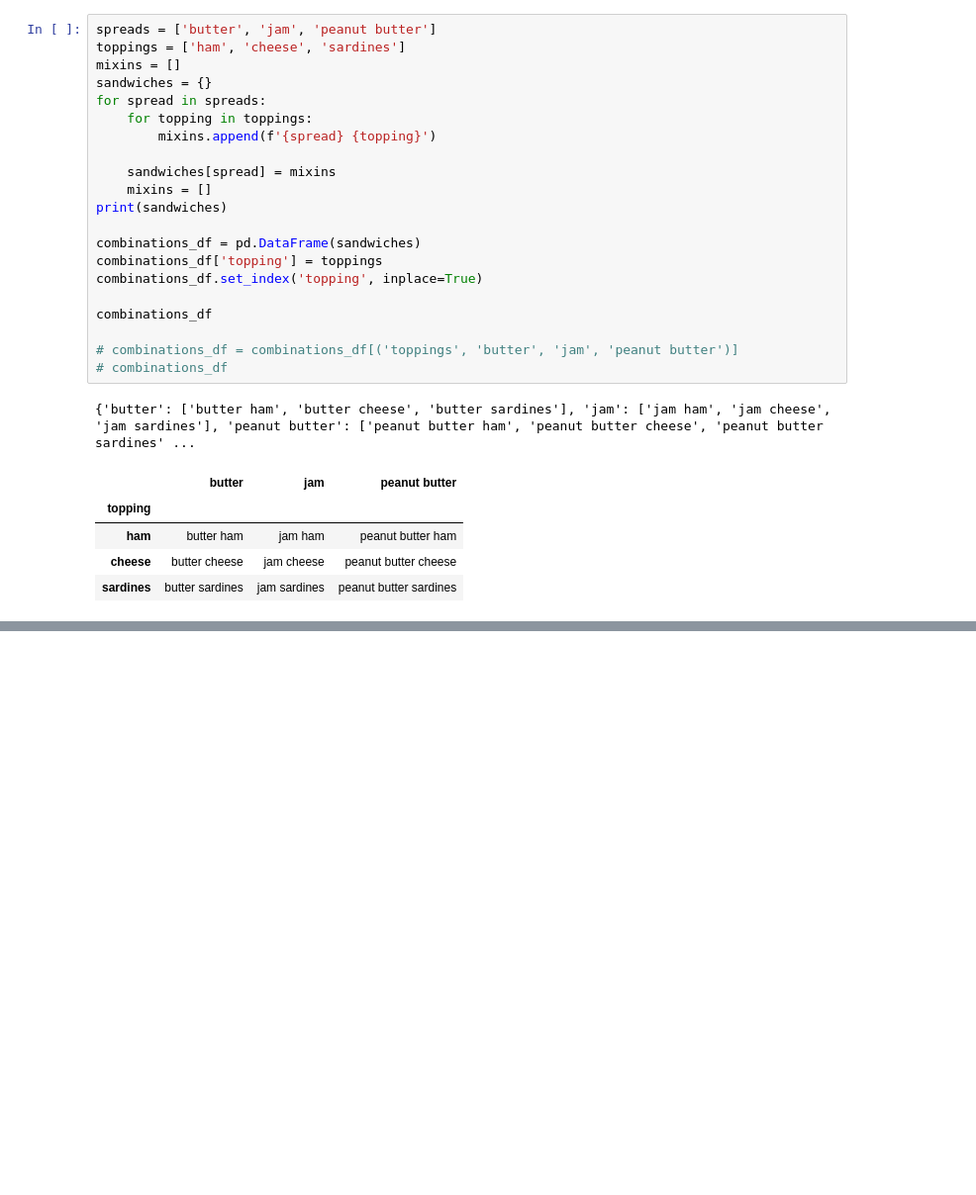
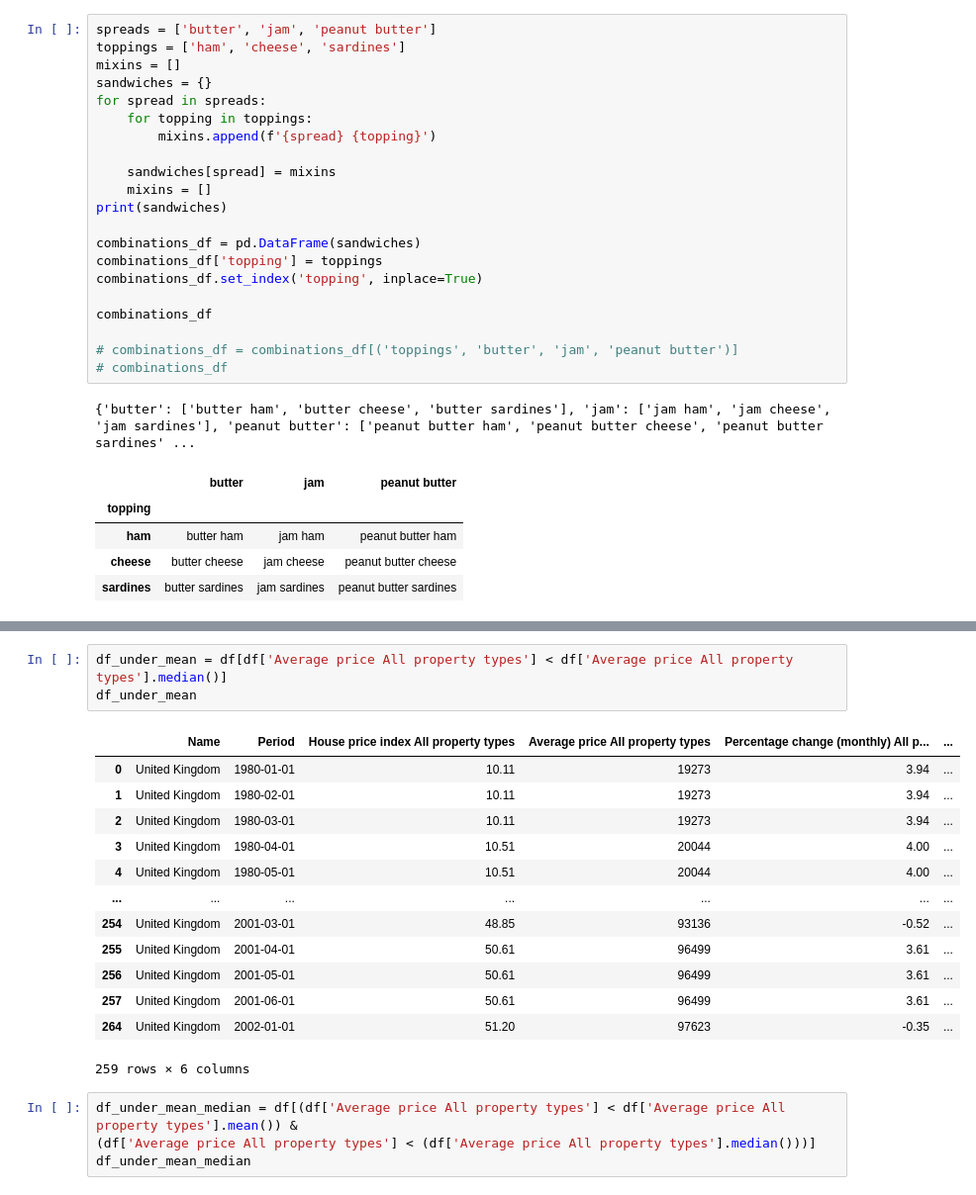
Before and after one commit to data-to-insight/ERN-sessions, a Jupyter notebook: Mike_C/module_2.ipynb, the cells around one changed output, grey strips where cells are left out. Shown: that part at 99% size. Saved outputs shown, nothing was run; the diff lists cells and outputs as text; blank space fills up the shorter version.

```diff
--- a/Mike_C/module_2.ipynb
+++ b/Mike_C/module_2.ipynb
@@ -391,0 +457,21 @@ combinations_df
+# %%
+df_under_mean = df[df['Average price All property types'] < df['Average price All property types'].median()]
+df_under_mean
+# %% [output]
+|  | Name | Period | House price index All property types | Average price All property types | Percentage change (monthly) All p... | ... |
+| 0 | United Kingdom | 1980-01-01 | 10.11 | 19273 | 3.94 | ... |
+| 1 | United Kingdom | 1980-02-01 | 10.11 | 19273 | 3.94 | ... |
+| 2 | United Kingdom | 1980-03-01 | 10.11 | 19273 | 3.94 | ... |
+| 3 | United Kingdom | 1980-04-01 | 10.51 | 20044 | 4.00 | ... |
+| 4 | United Kingdom | 1980-05-01 | 10.51 | 20044 | 4.00 | ... |
+| ... | ... | ... | ... | ... | ... | ... |
+| 254 | United Kingdom | 2001-03-01 | 48.85 | 93136 | -0.52 | ... |
+| 255 | United Kingdom | 2001-04-01 | 50.61 | 96499 | 3.61 | ... |
+| 256 | United Kingdom | 2001-05-01 | 50.61 | 96499 | 3.61 | ... |
+| 257 | United Kingdom | 2001-06-01 | 50.61 | 96499 | 3.61 | ... |
+| 264 | United Kingdom | 2002-01-01 | 51.20 | 97623 | -0.35 | ... |
+259 rows × 6 columns
+# %%
+df_under_mean_median = df[(df['Average price All property types'] < df['Average price All property types'].mean()) &
+(df['Average price All property types'] < (df['Average price All property types'].median()))]
+df_under_mean_median
```
Also changed, not shown: parts of 10 cells of this notebook, 1 other file.
